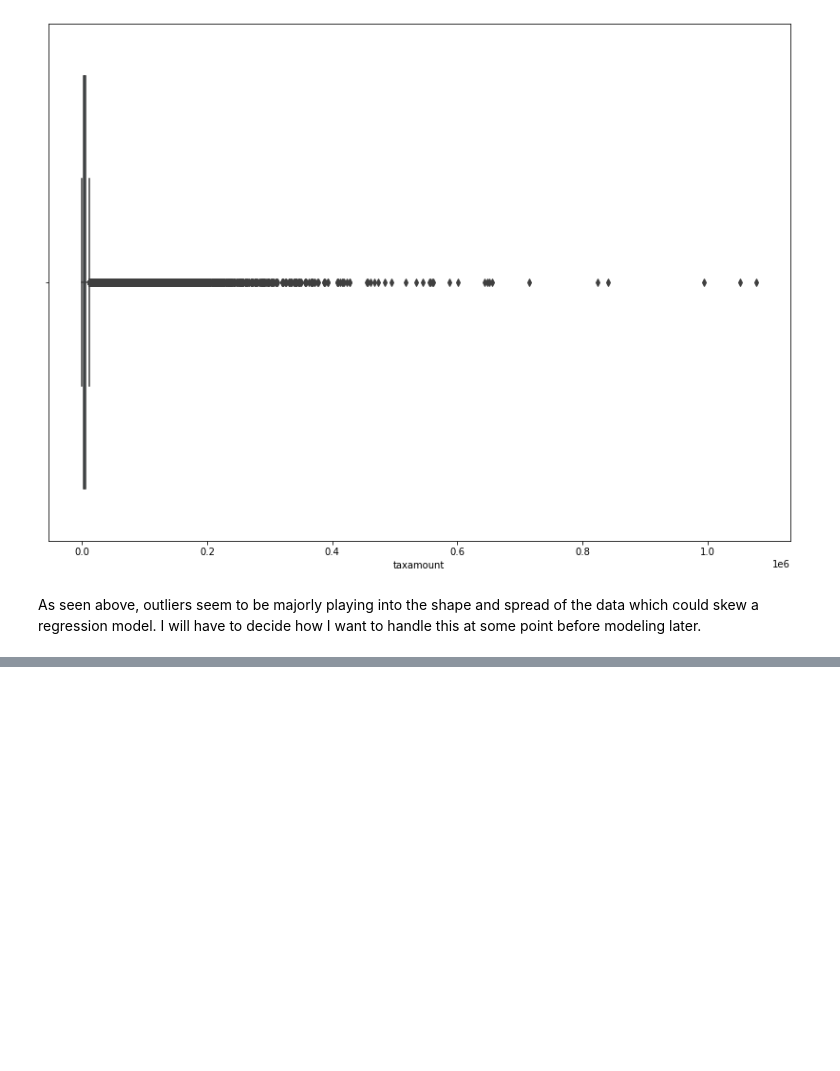
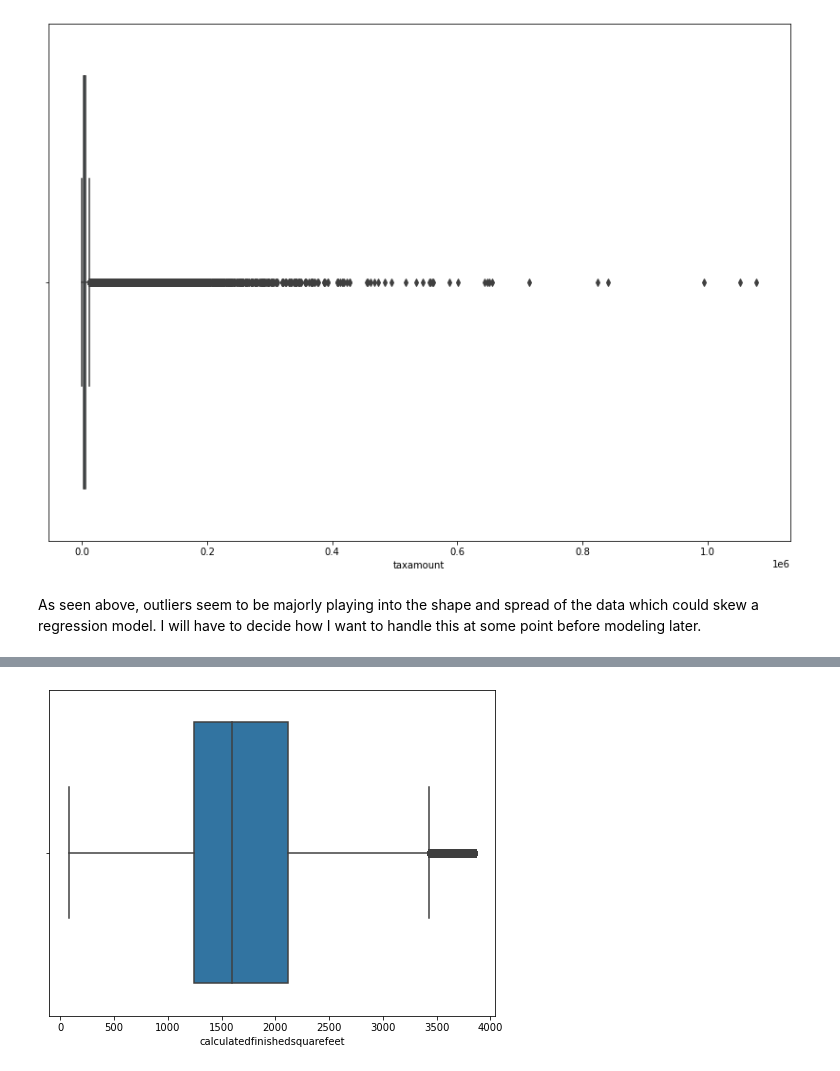
Before and after one commit to AndrewRachuig/regression-exercises, a Jupyter notebook: wrangle.ipynb, the cells around one changed output, grey strips where cells are left out. Saved outputs shown, nothing was run; the diff lists cells and outputs as text; code cells hidden in the pictures; blank space fills up the shorter version.

```diff
--- a/wrangle.ipynb
+++ b/wrangle.ipynb
@@ -295,0 +349,8 @@ As seen above, outliers seem to be majorly playing into the shape and spread of
+# %%
+# Creating a box plot for the calculatedfinishedsquarefeet without outliers about 3.5 z score
+plt.figure(figsize=(8,6))
+
+sns.boxplot(data=df[not_outlier(df.calculatedfinishedsquarefeet)], x ='calculatedfinishedsquarefeet')
+plt.show()
+# %% [output]
+[figure, added]
```
Also changed, not shown: parts of 20 cells of this notebook, 1 other file.
